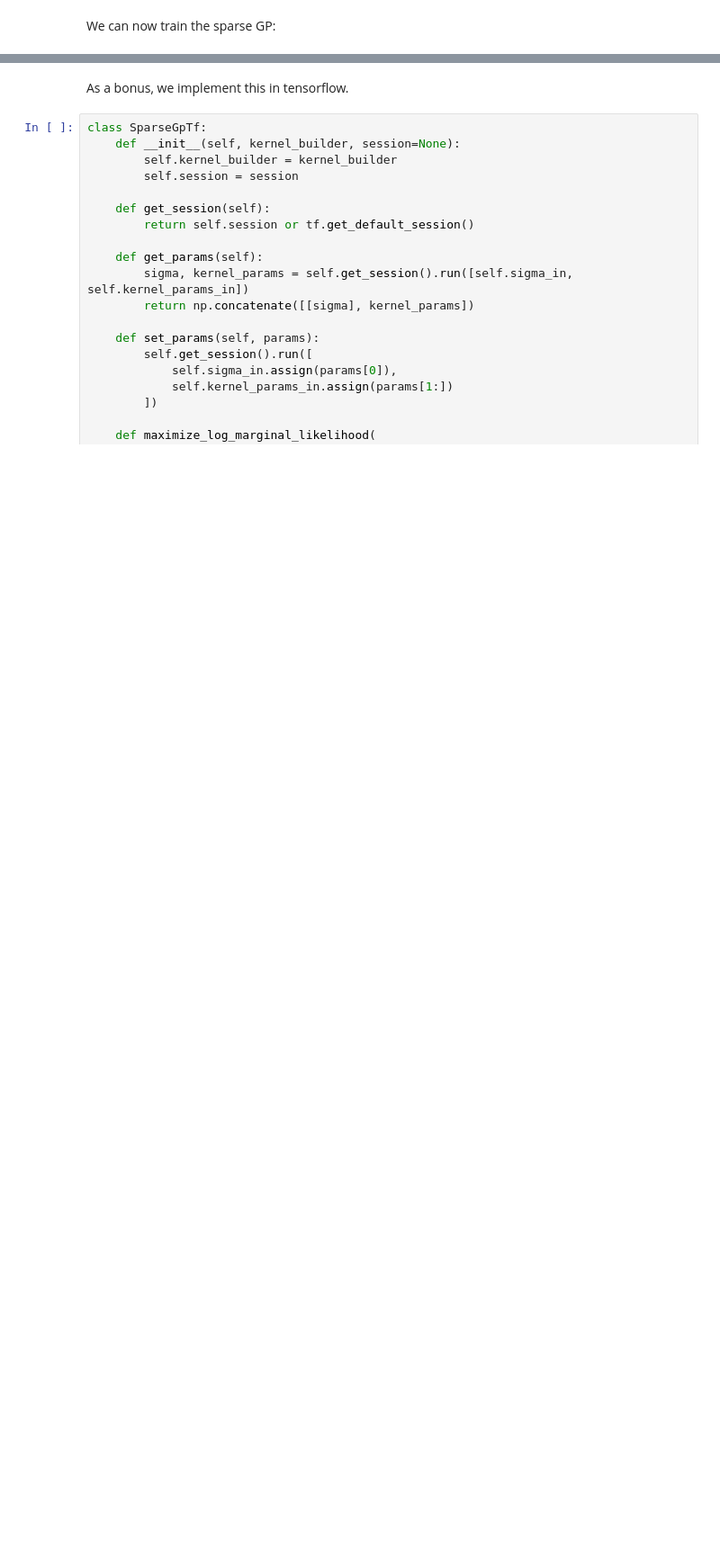
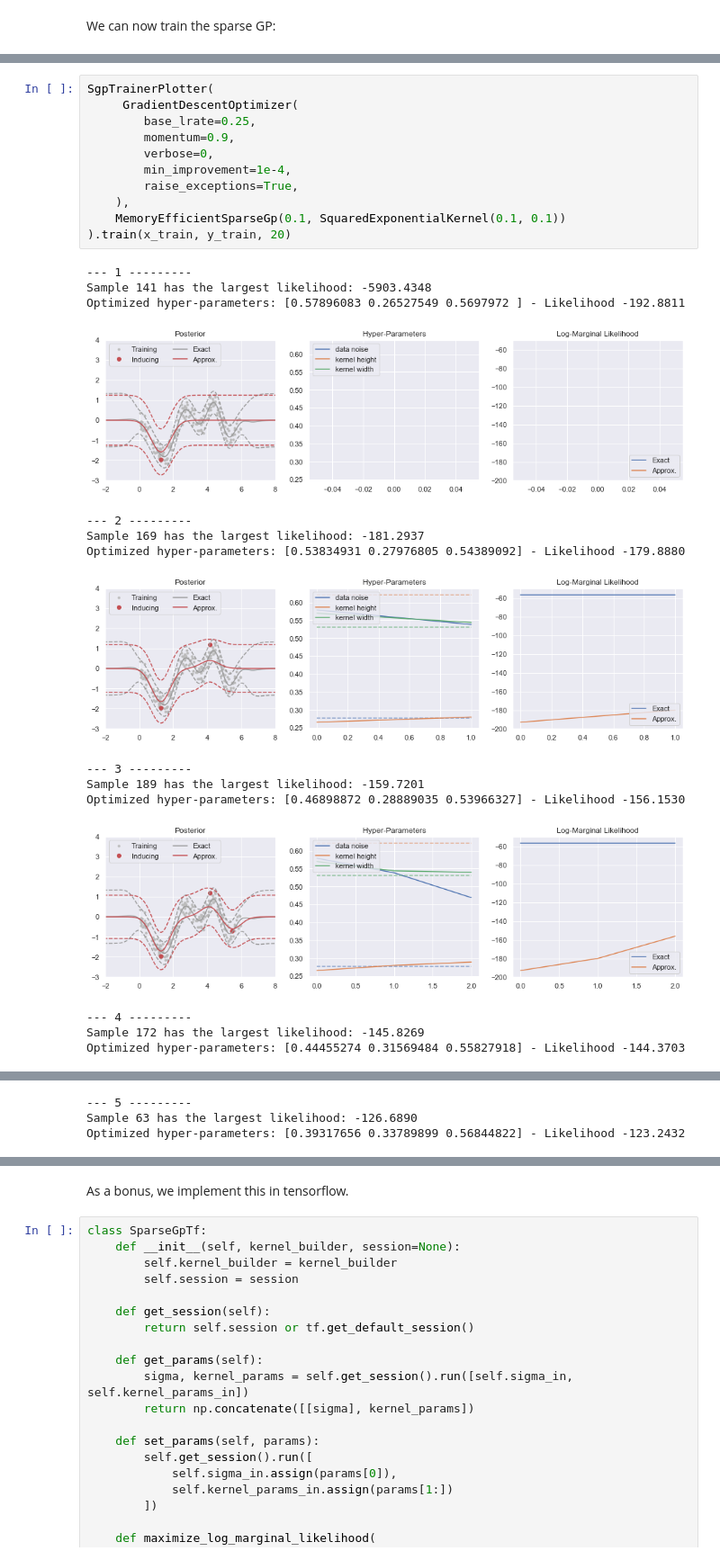
Before and after one commit to e-dorigatti/gaussian_processes, a Jupyter notebook: sparse_gaussian_processes.ipynb, the cells around one changed output, grey strips where cells are left out. Shown at 90% size. Cells and saved outputs as stored; diff of their text form; blank space fills up the shorter version.

```diff
--- a/sparse_gaussian_processes.ipynb
+++ b/sparse_gaussian_processes.ipynb
@@ -761,0 +1033,27 @@ $$
+# %%
+SgpTrainerPlotter(
+     GradientDescentOptimizer(
+        base_lrate=0.25,
+        momentum=0.9,
+        verbose=0,
+        min_improvement=1e-4,
+        raise_exceptions=True,
+    ),
+    MemoryEfficientSparseGp(0.1, SquaredExponentialKernel(0.1, 0.1))
+).train(x_train, y_train, 20)
+# %% [output]
+--- 1 ---------
+Sample 141 has the largest likelihood: -5903.4348
+Optimized hyper-parameters: [0.57896083 0.26527549 0.5697972 ] - Likelihood -192.8811
+[figure, added]
+--- 2 ---------
+Sample 169 has the largest likelihood: -181.2937
+Optimized hyper-parameters: [0.53834931 0.27976805 0.54389092] - Likelihood -179.8880
+[figure, added]
+--- 3 ---------
+Sample 189 has the largest likelihood: -159.7201
+Optimized hyper-parameters: [0.46898872 0.28889035 0.53966327] - Likelihood -156.1530
+[figure, added]
+--- 4 ---------
+Sample 172 has the largest likelihood: -145.8269
+Optimized hyper-parameters: [0.44455274 0.31569484 0.55827918] - Likelihood -144.3703
@@ -761,0 +1061,3 @@ $$
+--- 5 ---------
+Sample 63 has the largest likelihood: -126.6890
+Optimized hyper-parameters: [0.39317656 0.33789899 0.56844822] - Likelihood -123.2432
```
Also changed, not shown: parts of 23 cells of this notebook.
